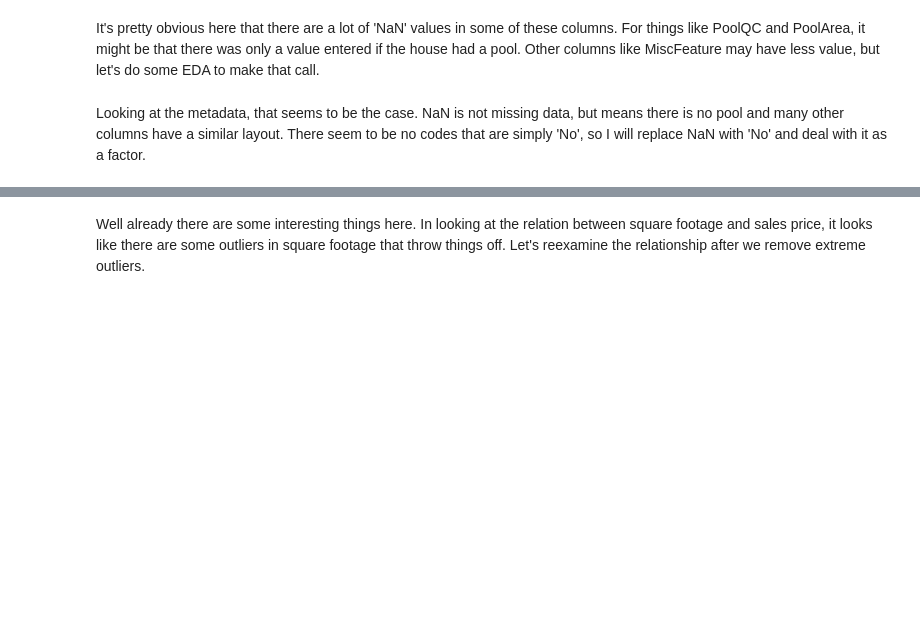
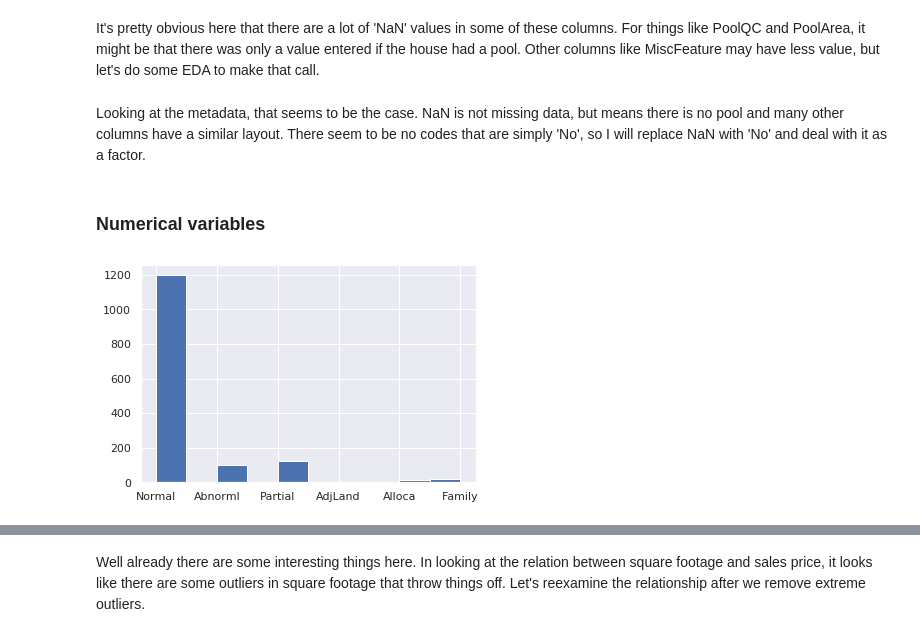
Before and after one commit to lambertsbennett/Kaggle, a Jupyter notebook: HousingPrice/Housing_EDA.ipynb, the cells around one changed output, grey strips where cells are left out. Drawn from its saved outputs; the diff is of its cells as text; code cells hidden in the pictures; blank space fills up the shorter version.

```diff
--- a/HousingPrice/Housing_EDA.ipynb
+++ b/HousingPrice/Housing_EDA.ipynb
@@ -28,3 +26,12 @@ train_data = train_data.fillna("No")
+# %% [markdown]
+### Numerical variables
+# %%
+train_data['SaleCondition'].hist()
+#Immediately it seems that maybe we don't want to include abnormal or partial sales in our training data
+
+train_data = train_data[train_data['SaleCondition'] != 'Abnorml']
+# %% [output]
+[figure, added]
 # %%
 # Let's take a real brief look at some of the likely candidates for driving housing prices
 sns.set(style="darkgrid")
```
Also changed, not shown: parts of 35 cells of this notebook, 1 other file.
